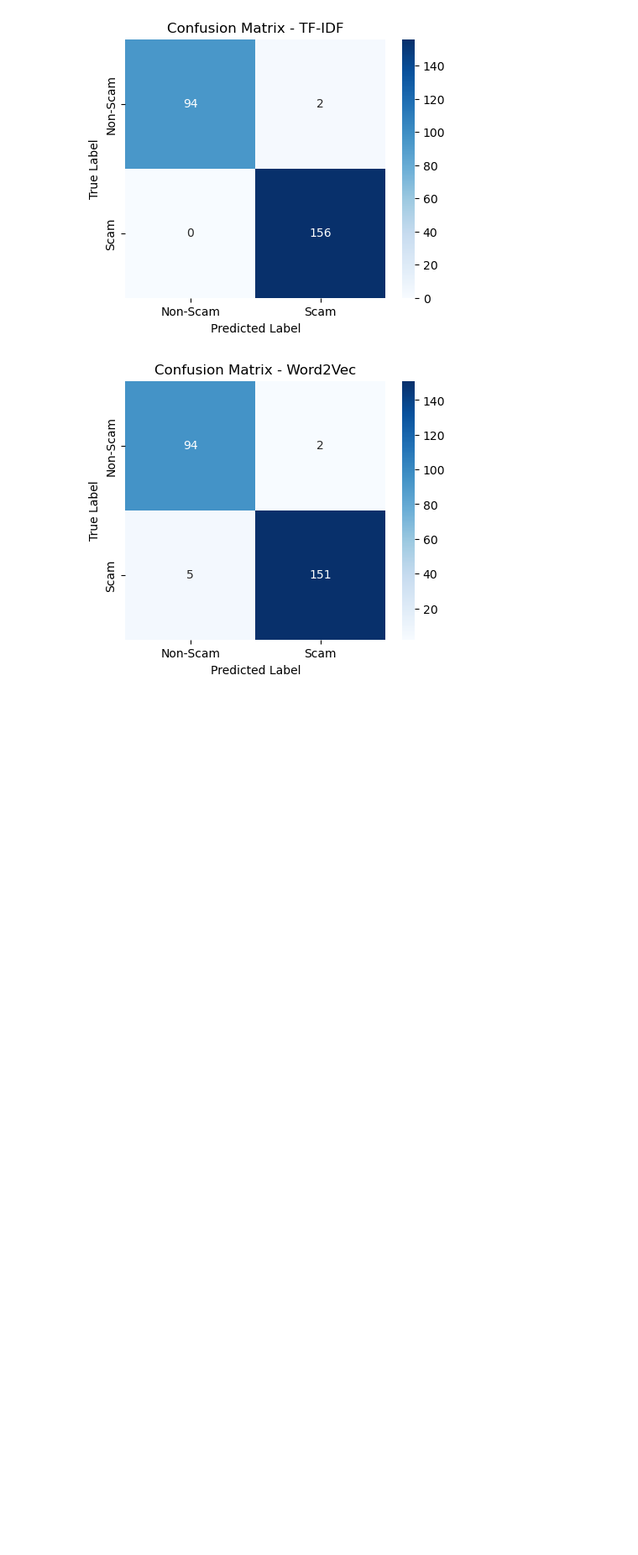
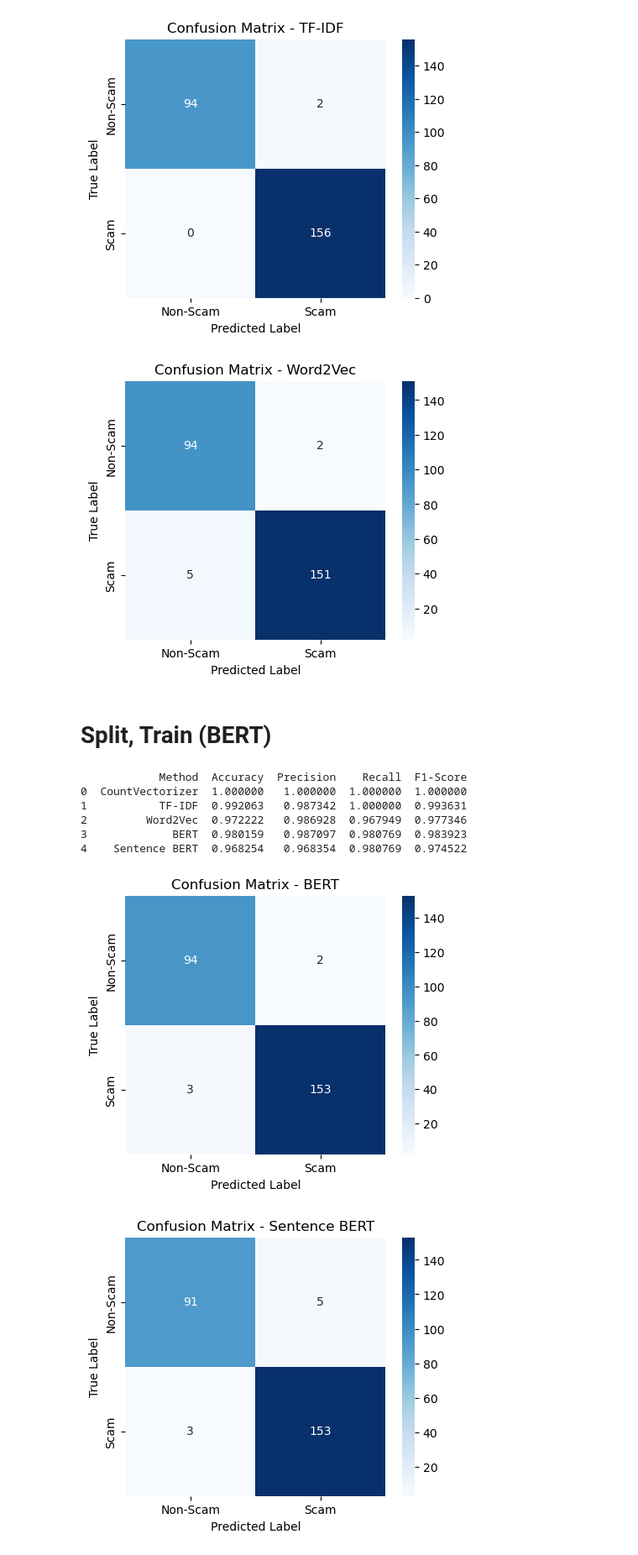
Before and after one commit to junxianyong/INF2008_P1-08, a Jupyter notebook: synthetic_data/junxian_experiment.ipynb, the cells around one changed output. Shown at 84% size. Cells and saved outputs as stored; diff of their text form; code cells hidden in the pictures; blank space fills up the shorter version.

Commit message:
Add SBERT Experiment

```diff
--- a/synthetic_data/junxian_experiment.ipynb
+++ b/synthetic_data/junxian_experiment.ipynb
@@ -114,3 +219,46 @@ plot_confusion_matrix("Word2Vec", y_test_w2v, y_pred_w2v)
 [figure]
 [figure]
 [figure]
+# %% [markdown]
+# Split, Train (BERT)
+# %%
+X_train_bert, X_test_bert, y_train_bert, y_test_bert = train_test_split(X_bert, df["labels"], test_size=0.2, random_state=42)
+
+# Train Logistic Regression model for BERT
+model_bert = LogisticRegression(max_iter=1000)
+model_bert.fit(X_train_bert, y_train_bert)
+
+# Evaluate BERT model
+y_pred_bert = model_bert.predict(X_test_bert)
+results.append(evaluate_model("BERT", y_test_bert, y_pred_bert))
+# %%
+X_train_sbert, X_test_sbert, y_train_sbert, y_test_sbert = train_test_split(X_sbert, df["labels"], test_size=0.2, random_state=42)
+
+# Train Logistic Regression model for Sentence BERT
+model_sbert = LogisticRegression(max_iter=1000)
+model_sbert.fit(X_train_sbert, y_train_sbert)
+
+# Evaluate Sentence BERT model
+y_pred_sbert = model_sbert.predict(X_test_sbert)
+results.append(evaluate_model("Sentence BERT", y_test_sbert, y_pred_sbert))
+# %%
+# Create a DataFrame for a clean table output
+df_results = pd.DataFrame(results, columns=["Method", "Accuracy", "Precision", "Recall", "F1-Score"])
+
+# Display the results as a Pandas DataFrame table
+print(df_results)
+
+# Plot confusion matrix for BERT
+plot_confusion_matrix("BERT", y_test_bert, y_pred_bert)
+
+# Plot confusion matrix for Sentence BERT
+plot_confusion_matrix("Sentence BERT", y_test_sbert, y_pred_sbert)
+# %% [output]
+            Method  Accuracy  Precision    Recall  F1-Score
+0  CountVectorizer  1.000000   1.000000  1.000000  1.000000
+1           TF-IDF  0.992063   0.987342  1.000000  0.993631
+2         Word2Vec  0.972222   0.986928  0.967949  0.977346
+3             BERT  0.980159   0.987097  0.980769  0.983923
+4    Sentence BERT  0.968254   0.968354  0.980769  0.974522
+[figure, added]
+[figure, added]
```
Also changed, not shown: parts of 14 cells of this notebook.
